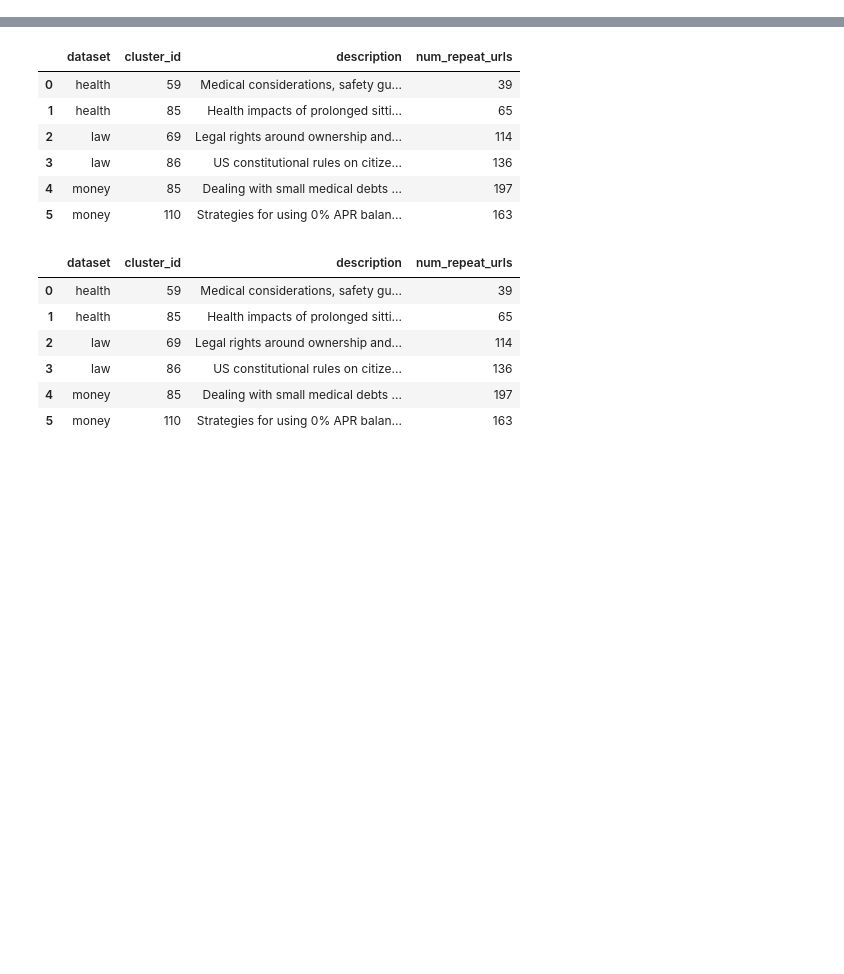
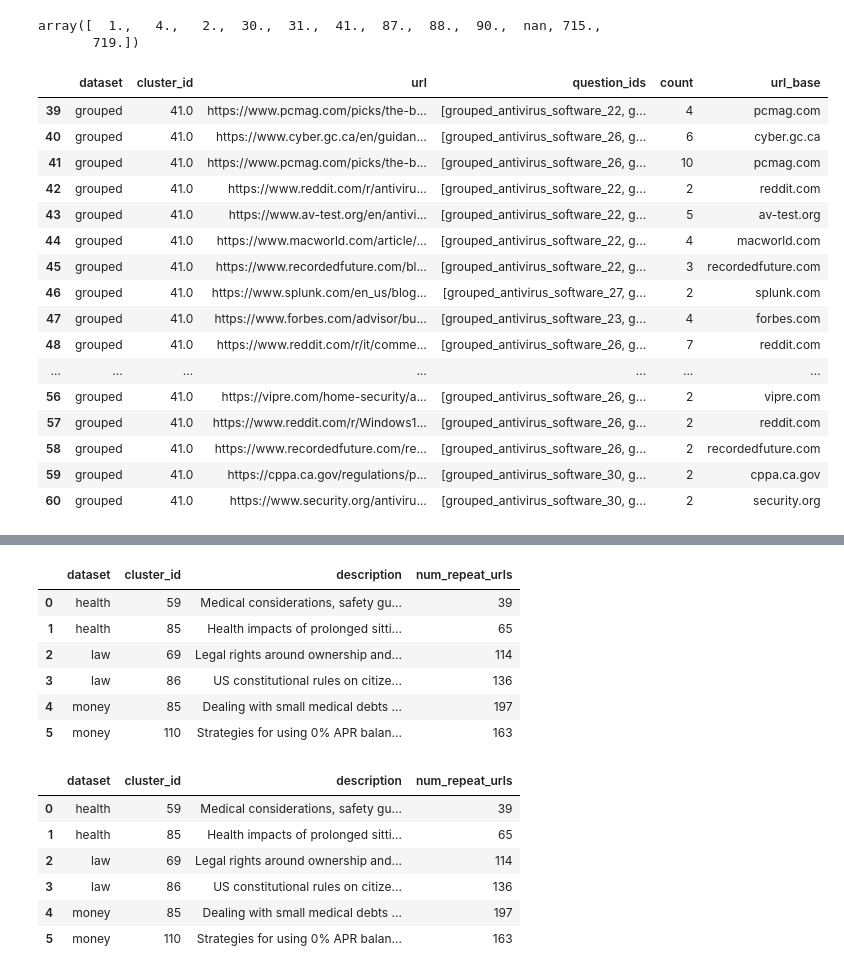
Before and after one commit to Tingwei-Zhang/storm-geo, a Jupyter notebook: analysis.ipynb, the cells around one changed output, grey strips where cells are left out. Cells and saved outputs as stored; diff of their text form; code cells hidden in the pictures; blank space fills up the shorter version.

```diff
--- a/analysis.ipynb
+++ b/analysis.ipynb
@@ -298 +323,26 @@ cross_df[['dataset', 'cluster_id', 'description', 'question_ids', 'url', 'url_ba
+# %%
+cross_df.cluster_id.unique()
+# %% [output]
+array([  1.,   4.,   2.,  30.,  31.,  41.,  87.,  88.,  90.,  nan, 715.,
+       719.])
+# %%
+cross_df[cross_df['cluster_id'] == 41]
+# %% [output]
+|  | dataset | cluster_id | url | question_ids | count | url_base |
+| 39 | grouped | 41.0 | https://www.pcmag.com/picks/the-b... | [grouped_antivirus_software_22, g... | 4 | pcmag.com |
+| 40 | grouped | 41.0 | https://www.cyber.gc.ca/en/guidan... | [grouped_antivirus_software_26, g... | 6 | cyber.gc.ca |
+| 41 | grouped | 41.0 | https://www.pcmag.com/picks/the-b... | [grouped_antivirus_software_26, g... | 10 | pcmag.com |
+| 42 | grouped | 41.0 | https://www.reddit.com/r/antiviru... | [grouped_antivirus_software_22, g... | 2 | reddit.com |
+| 43 | grouped | 41.0 | https://www.av-test.org/en/antivi... | [grouped_antivirus_software_22, g... | 5 | av-test.org |
+| 44 | grouped | 41.0 | https://www.macworld.com/article/... | [grouped_antivirus_software_22, g... | 4 | macworld.com |
+| 45 | grouped | 41.0 | https://www.recordedfuture.com/bl... | [grouped_antivirus_software_22, g... | 3 | recordedfuture.com |
+| 46 | grouped | 41.0 | https://www.splunk.com/en_us/blog... | [grouped_antivirus_software_27, g... | 2 | splunk.com |
+| 47 | grouped | 41.0 | https://www.forbes.com/advisor/bu... | [grouped_antivirus_software_23, g... | 4 | forbes.com |
+| 48 | grouped | 41.0 | https://www.reddit.com/r/it/comme... | [grouped_antivirus_software_26, g... | 7 | reddit.com |
+| ... | ... | ... | ... | ... | ... | ... |
+| 56 | grouped | 41.0 | https://vipre.com/home-security/a... | [grouped_antivirus_software_26, g... | 2 | vipre.com |
+| 57 | grouped | 41.0 | https://www.reddit.com/r/Windows1... | [grouped_antivirus_software_26, g... | 2 | reddit.com |
+| 58 | grouped | 41.0 | https://www.recordedfuture.com/re... | [grouped_antivirus_software_26, g... | 2 | recordedfuture.com |
+| 59 | grouped | 41.0 | https://cppa.ca.gov/regulations/p... | [grouped_antivirus_software_30, g... | 2 | cppa.ca.gov |
+| 60 | grouped | 41.0 | https://www.security.org/antiviru... | [grouped_antivirus_software_30, g... | 2 | security.org |
 # %%
```
Also changed, not shown: parts of 13 cells of this notebook.
